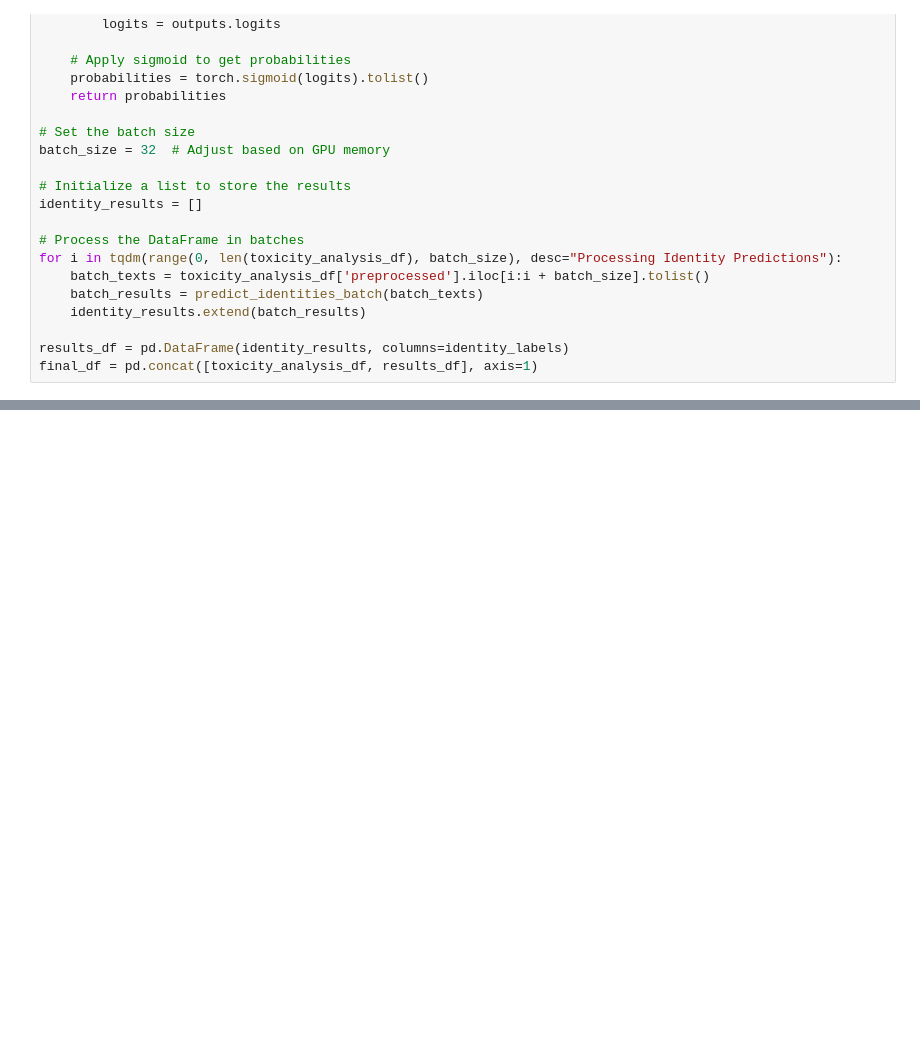
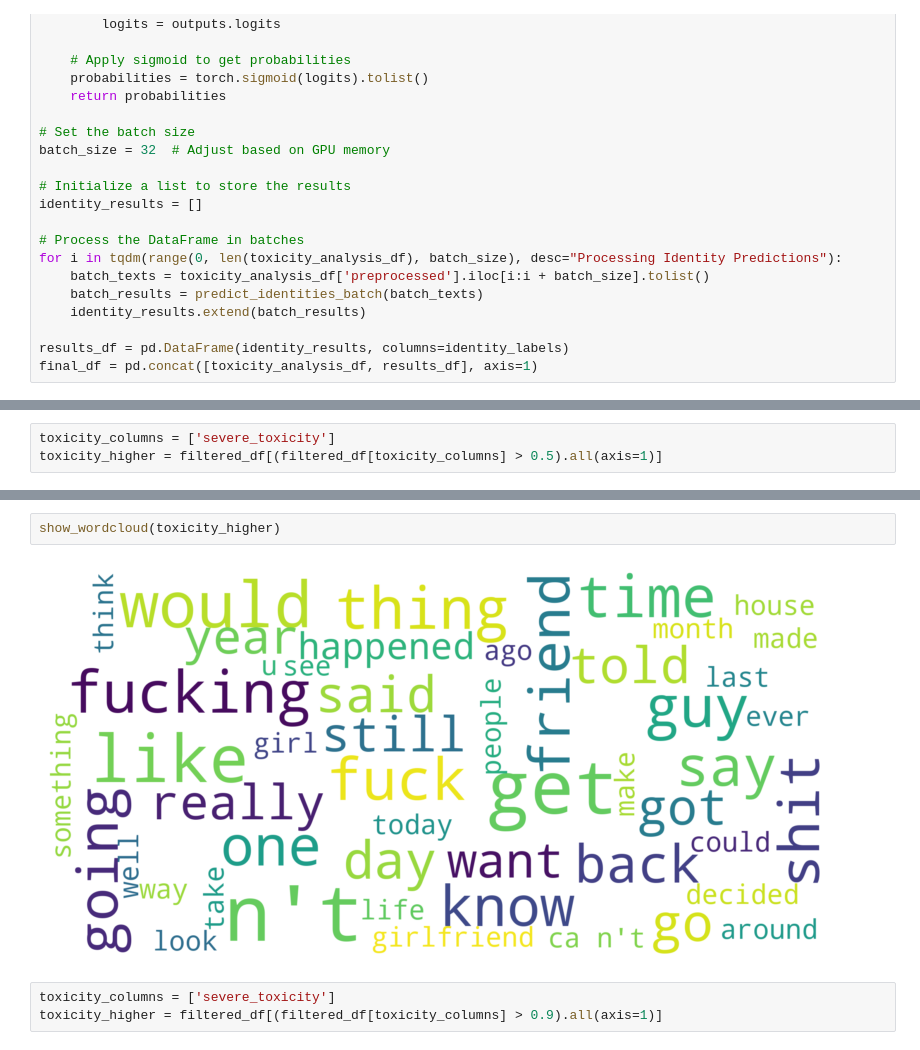
Before and after one commit to sinajaprlja/toxicity_analysis, a Jupyter notebook: src/other_labels.ipynb, the cells around one changed output, grey strips where cells are left out. Drawn from its saved outputs; the diff is of its cells as text; blank space fills up the shorter version.

```diff
--- a/src/other_labels.ipynb
+++ b/src/other_labels.ipynb
@@ -69,0 +201,3 @@ final_df = pd.concat([toxicity_analysis_df, results_df], axis=1)
+# %%
+toxicity_columns = ['severe_toxicity']
+toxicity_higher = filtered_df[(filtered_df[toxicity_columns] > 0.5).all(axis=1)]
@@ -69,0 +213,7 @@ final_df = pd.concat([toxicity_analysis_df, results_df], axis=1)
+# %%
+show_wordcloud(toxicity_higher)
+# %% [output]
+[figure, added]
+# %%
+toxicity_columns = ['severe_toxicity']
+toxicity_higher = filtered_df[(filtered_df[toxicity_columns] > 0.9).all(axis=1)]
```
Also changed, not shown: parts of 11 cells of this notebook.
